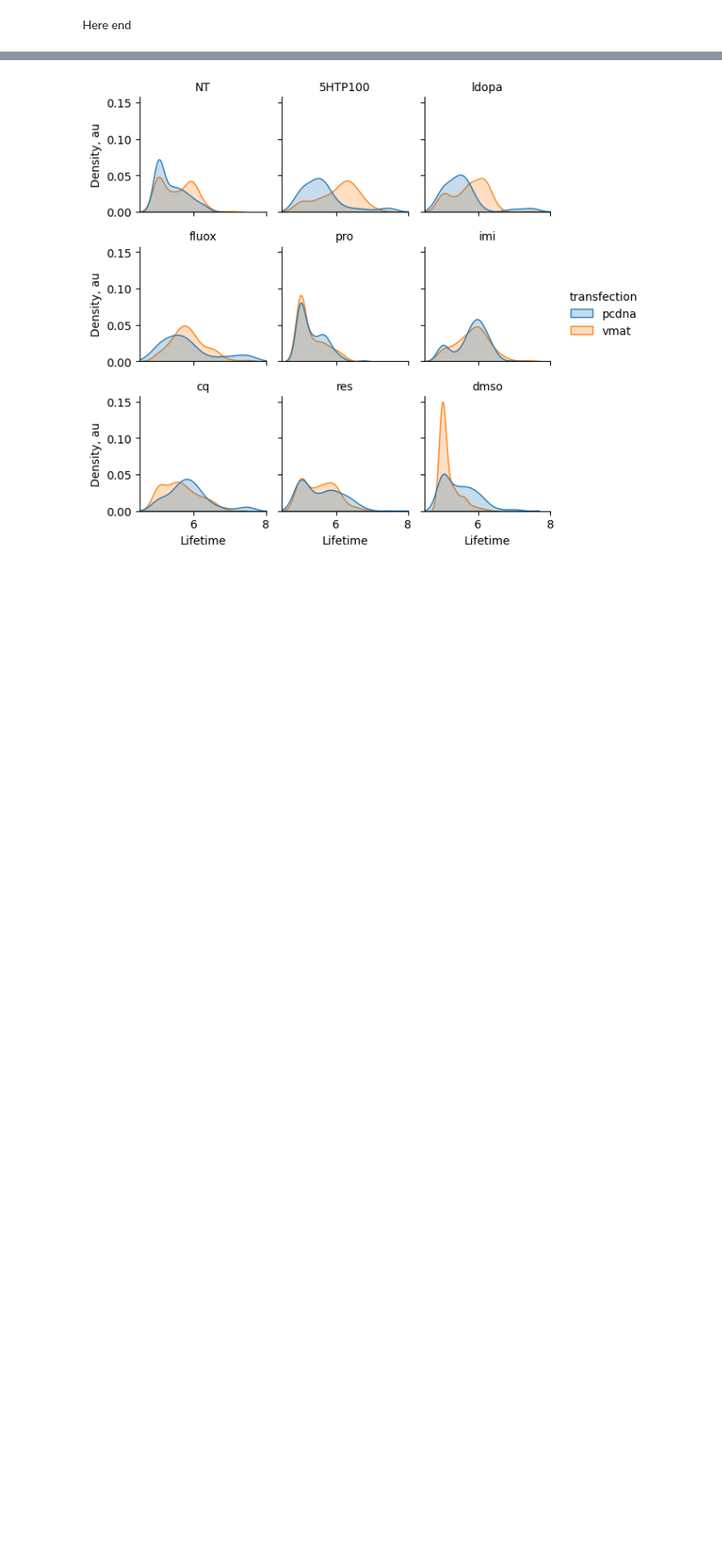
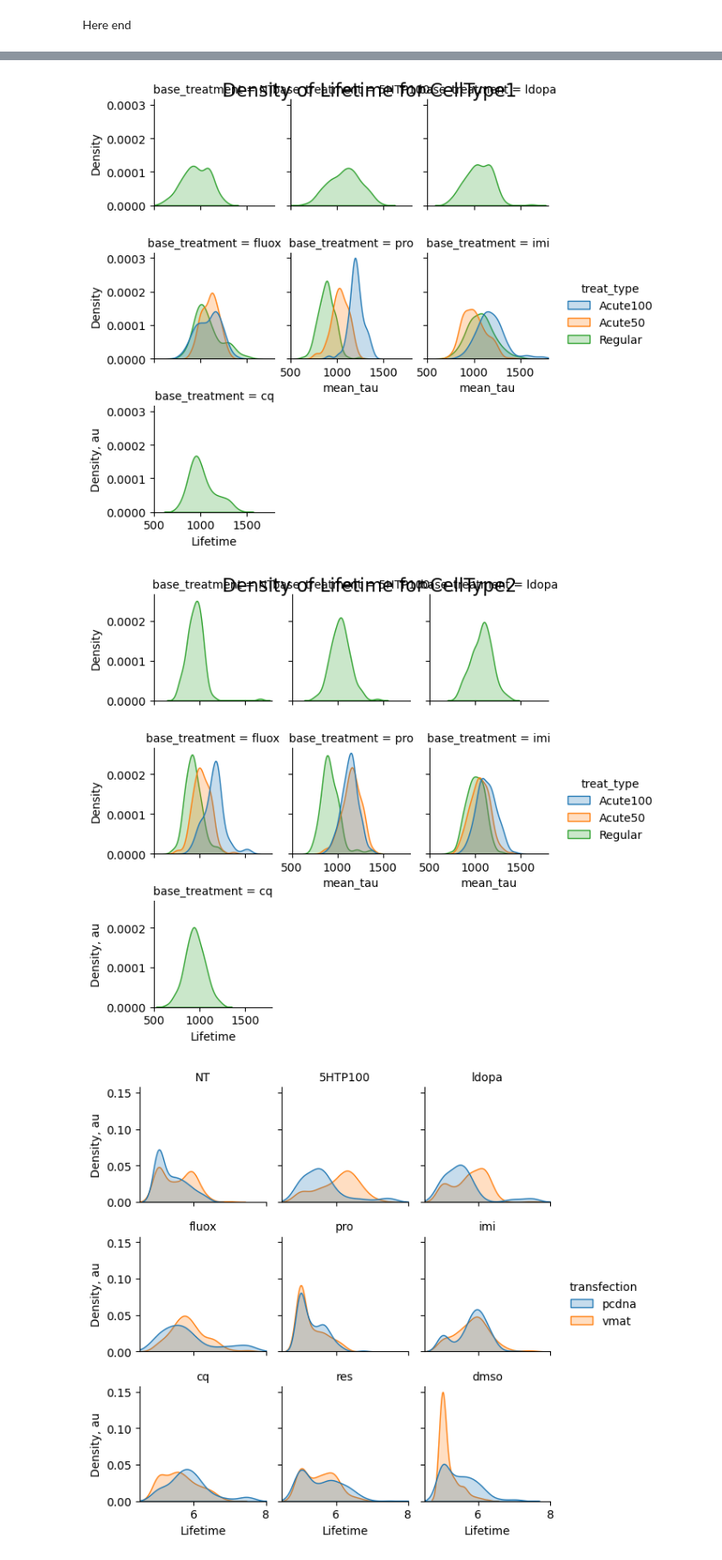
Before and after one commit to OleksTop/flim_granules_analysis, a Jupyter notebook: notebooks/Plotting.ipynb, the cells around one changed output, grey strips where cells are left out. Shown at 86% size. Saved outputs shown, nothing was run; the diff lists cells and outputs as text; code cells hidden in the pictures; blank space fills up the shorter version.

```diff
--- a/notebooks/Plotting.ipynb
+++ b/notebooks/Plotting.ipynb
@@ -305,3 +315,59 @@ else:
+# %%
+import pandas as pd
+import seaborn as sns
+import matplotlib.pyplot as plt
+
+# Define the desired order of 'treatment_group' columns
+treatment_group_order = ['NT', '5HTP100', 'ldopa', 'fluox', 'pro', 'imi', 'cq']
+
+# Filter for two different cell types
+sampled_data_1 = sampled_data[sampled_data['cells'] == 'cl1']
+sampled_data_2 = sampled_data[sampled_data['cells'] == 'cl2']
+
+# Function to plot with custom handling of 'pcdna'
+def plot_with_custom_transfection(data, title):
+    # Separate 'pcdna' data
+    pcdna_data = data[data['transfection'] == 'pcdna']
+    other_data = data[data['transfection'] != 'pcdna']
+
+    # Plot the 'pcdna' data in gray
+    if not pcdna_data.empty:
+        sns.displot(
+            pcdna_data, hue="treat_type", x="mean_tau", col="base_treatment",
+            kind="kde", height=2, aspect=1, fill=True, col_wrap=3,
+            col_order=treatment_group_order, color='gray', alpha=0.5
+        )
+
+    # Plot the rest of the data using the default seaborn color palette
+    if not other_data.empty:
+        sns.displot(
+            other_data, hue="treat_type", x="mean_tau", col="base_treatment",
+            kind="kde", height=2, aspect=1, fill=True, col_wrap=3,
+            col_order=treatment_group_order
+        )
+
+    plt.suptitle(title, fontsize=16)
+    plt.xlim(500, 1800)
+    plt.xlabel("Lifetime")
+    plt.ylabel("Density, au")
+    plt.show()
+
+sampled_data_1 = sampled_data_1[sampled_data_1['transfection'] != 'pcdna']
+sampled_data_2 = sampled_data_2[sampled_data_2['transfection'] != 'pcdna']
+# Plot for CellType1
+if not sampled_data_1.empty:
+    plot_with_custom_transfection(sampled_data_1, "Density of Lifetime for CellType1")
+else:
+    print("No data available for CellType1")
+
+# Plot for CellType2
+if not sampled_data_2.empty:
+    plot_with_custom_transfection(sampled_data_2, "Density of Lifetime for CellType2")
+else:
+    print("No data available for CellType2")
+# %% [output]
+[figure, added]
+[figure, added]
 # %%
 import pandas as pd
 import seaborn as sns
```
Also changed, not shown: parts of 17 cells of this notebook.
